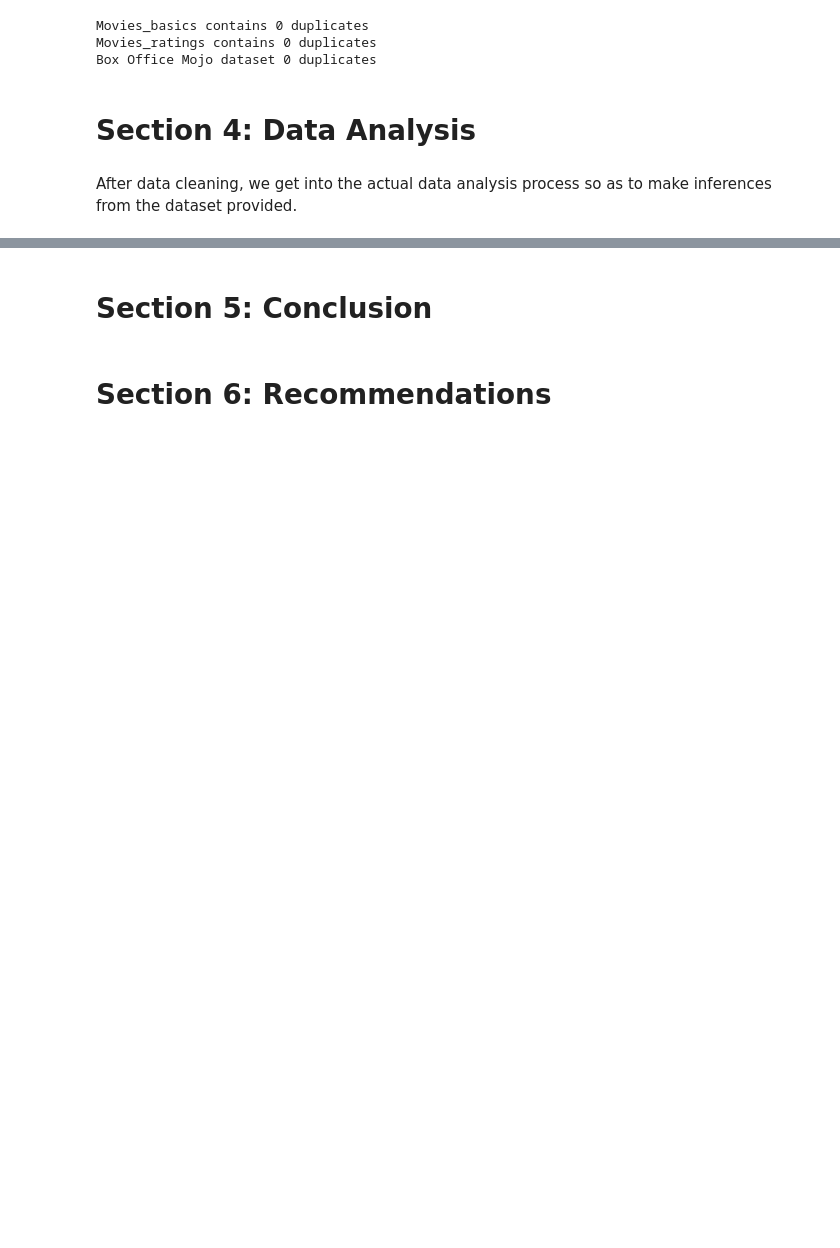
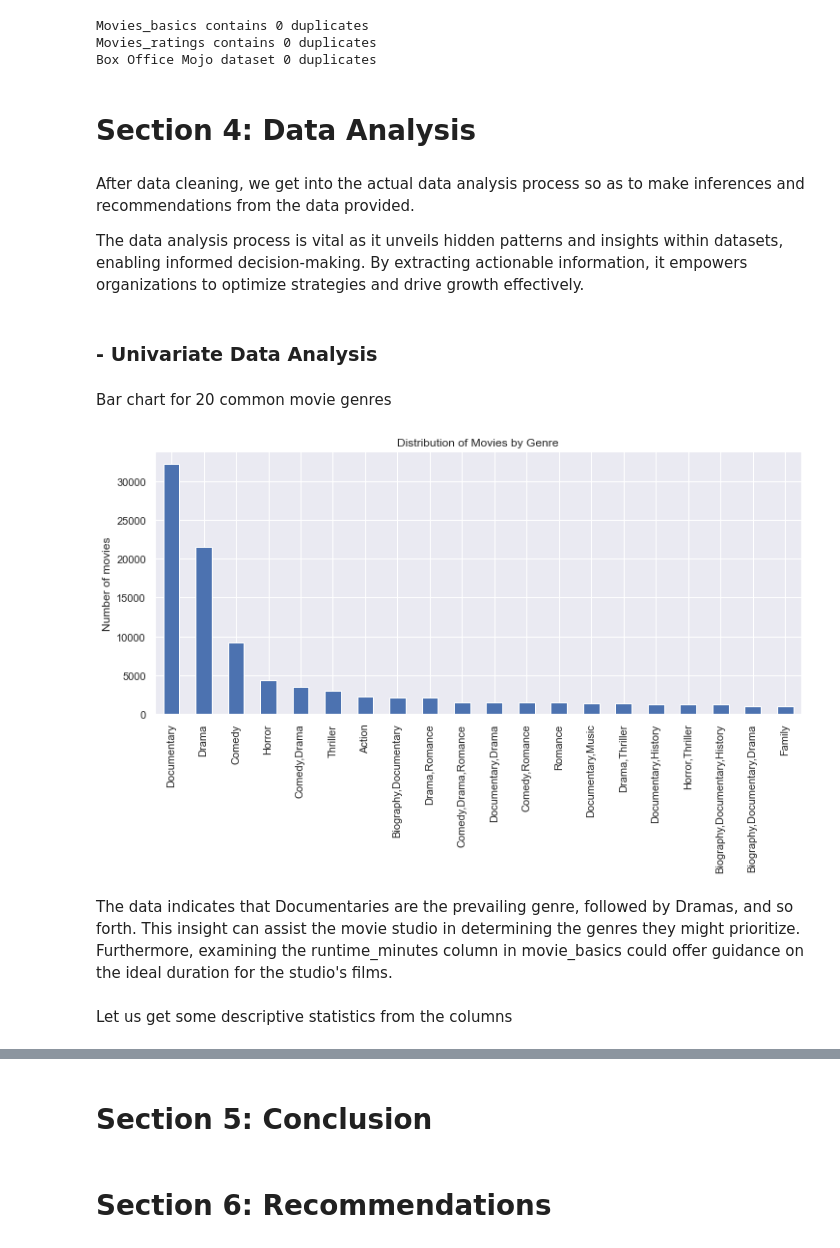
Before and after one commit to CzarProCoder/microsoft-movie-project-analysis, a Jupyter notebook: student.ipynb, the cells around one changed output, grey strips where cells are left out. Saved outputs shown, nothing was run; the diff lists cells and outputs as text; code cells hidden in the pictures; blank space fills up the shorter version.

Commit message:
Add script to conduct analysis on the dataset

```diff
--- a/student.ipynb
+++ b/student.ipynb
@@ -421,4 +421,23 @@ Box Office Mojo dataset 0 duplicates
 # %% [markdown]
 # Section 4: Data Analysis
 # %% [markdown]
-After data cleaning, we get into the actual data analysis process so as to make inferences from the dataset provided.
+After data cleaning, we get into the actual data analysis process so as to make inferences and recommendations from the data provided.
+
+The data analysis process is vital as it unveils hidden patterns and insights within datasets, enabling informed decision-making. By extracting actionable information, it empowers organizations to optimize strategies and drive growth effectively.
+# %% [markdown]
+### - Univariate Data Analysis
+# %% [markdown]
+Bar chart for 20 common movie genres
+# %%
+ax = basic['genres'].value_counts()[:20].plot(figsize = (12,5), kind= 'bar')
+ax.set_xticklabels(ax.get_xticklabels(), rotation=90)
+# set the y-axis label
+ax.set_ylabel("Number of movies")
+# set the title
+ax.set_title("Distribution of Movies by Genre");
+# %% [output]
+[figure, added]
+# %% [markdown]
+The data indicates that Documentaries are the prevailing genre, followed by Dramas, and so forth. This insight can assist the movie studio in determining the genres they might prioritize. Furthermore, examining the runtime_minutes column in movie_basics could offer guidance on the ideal duration for the studio's films.
+# %% [markdown]
+Let us get some descriptive statistics from the columns
```
Also changed, not shown: parts of 13 cells of this notebook.
